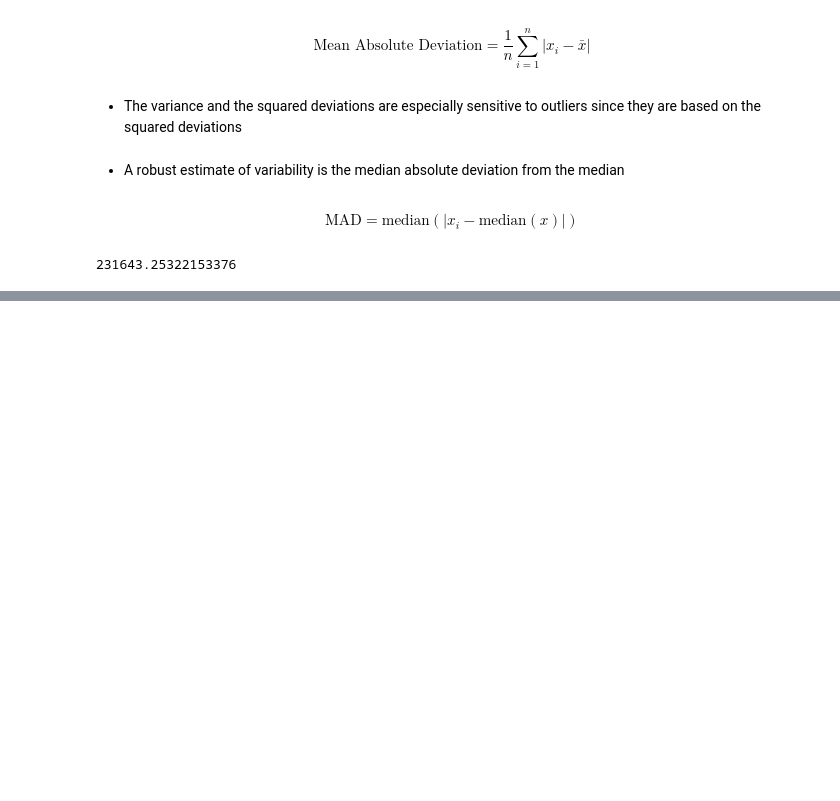
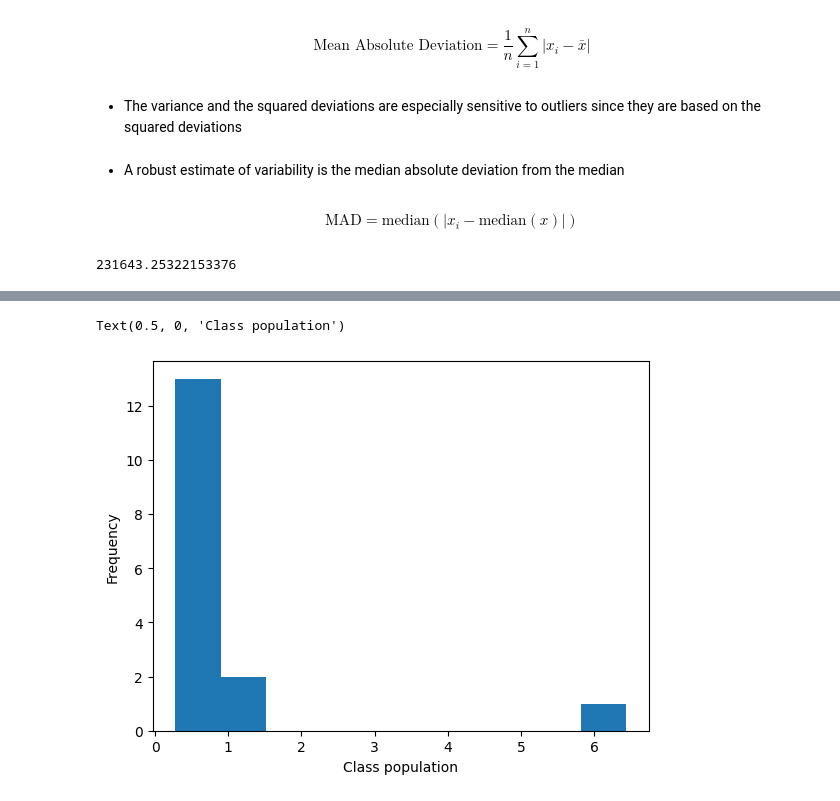
Before and after one commit to lucaspinheiro27/Python_statistics, a Jupyter notebook: Jupyter_notebooks/microempreendedores.ipynb, the cells around one changed output, grey strips where cells are left out. Drawn from its saved outputs; the diff is of its cells as text; code cells hidden in the pictures; blank space fills up the shorter version.

```diff
--- a/Jupyter_notebooks/microempreendedores.ipynb
+++ b/Jupyter_notebooks/microempreendedores.ipynb
@@ -122,0 +145,6 @@ robust.scale.mad(classe['Absoluto'])
+# %%
+ax = (classe['Absoluto']/ 1_000_000).plot.hist()
+ax.set_xlabel('Class population')
+# %% [output]
+Text(0.5, 0, 'Class population')
+[figure, added]
```
Also changed, not shown: parts of 5 cells of this notebook.
